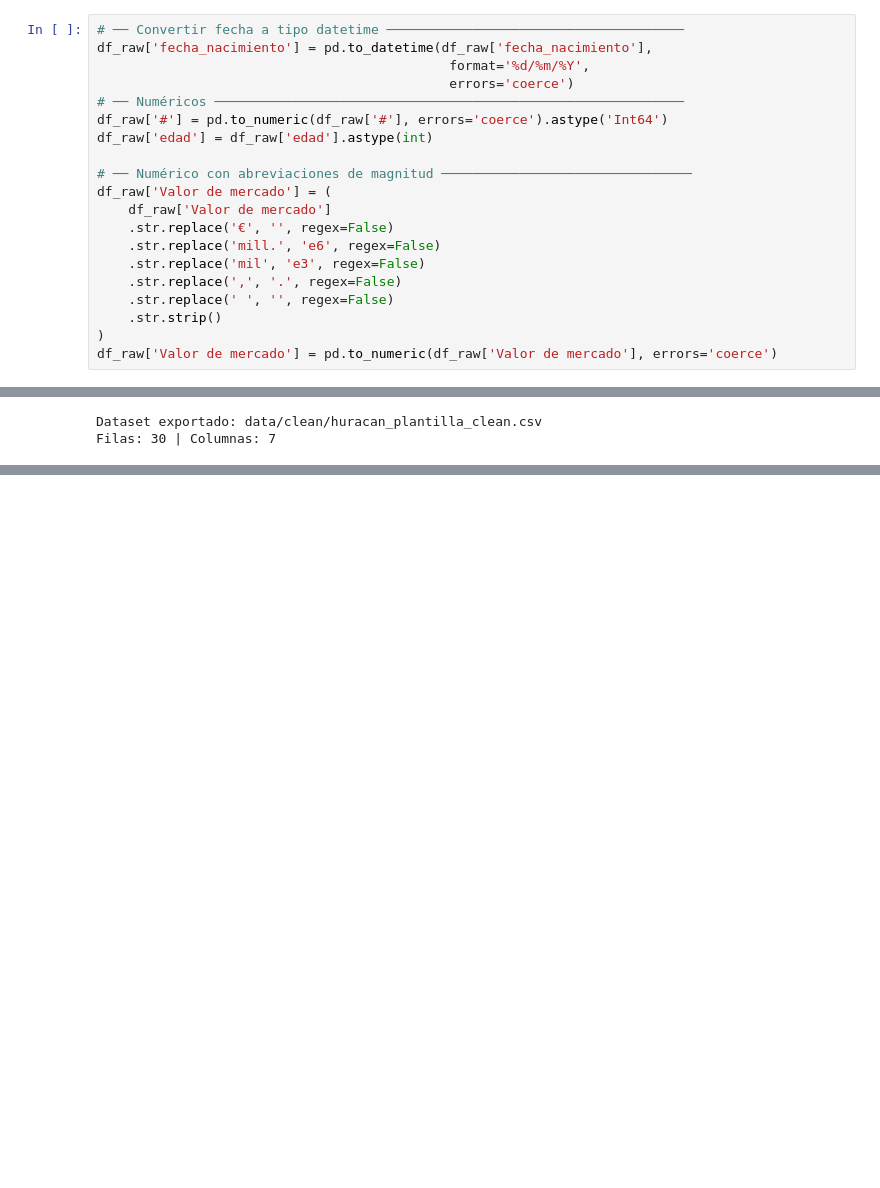
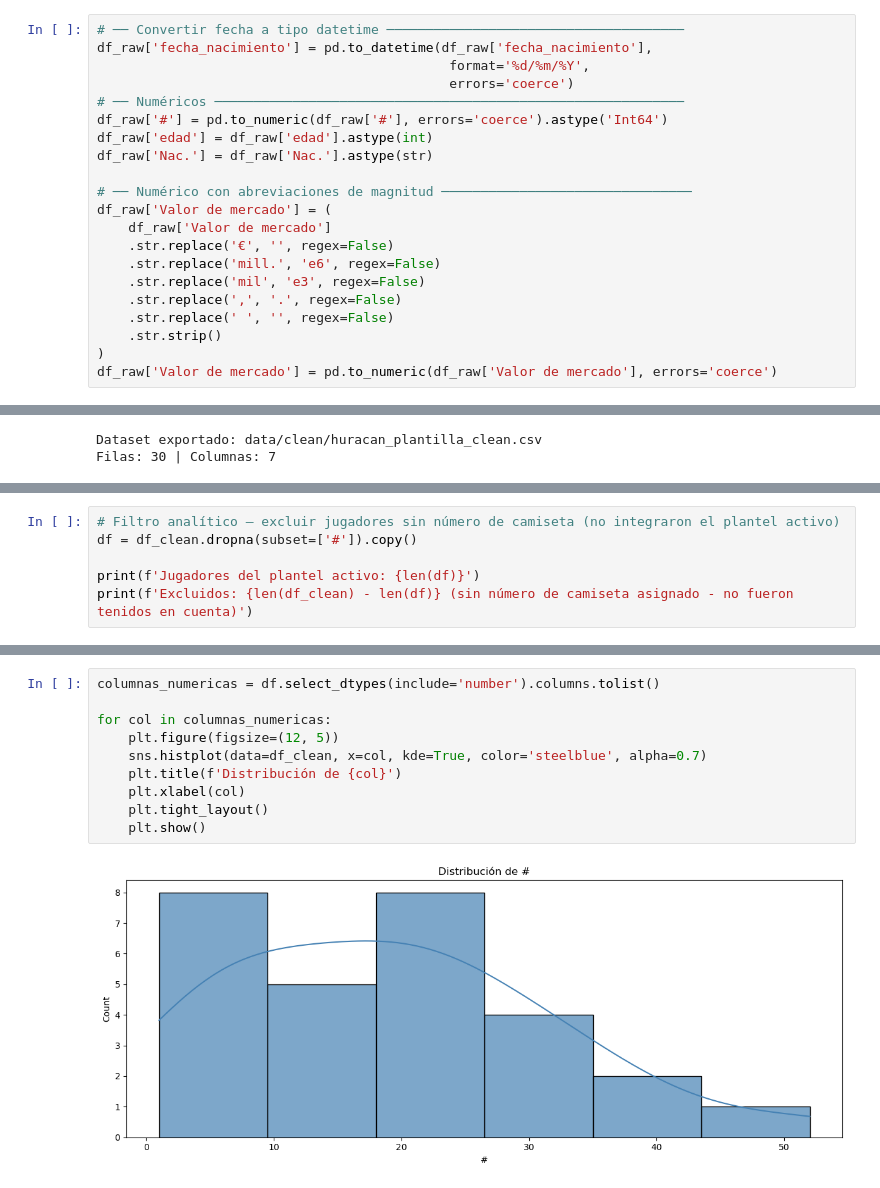
Before and after one commit to andressonsino/football-data-analysis, a Jupyter notebook: huracan/plantel_huracan_2026_semestre_1.ipynb, the cells around one changed output, grey strips where cells are left out. Saved outputs shown, nothing was run; the diff lists cells and outputs as text; blank space fills up the shorter version.

```diff
--- a/huracan/plantel_huracan_2026_semestre_1.ipynb
+++ b/huracan/plantel_huracan_2026_semestre_1.ipynb
@@ -224,6 +229,7 @@ df_raw['fecha_nacimiento'] = pd.to_datetime(df_raw['fecha_nacimiento'],
 # ── Numéricos ────────────────────────────────────────────────────────────
 df_raw['#'] = pd.to_numeric(df_raw['#'], errors='coerce').astype('Int64')
 df_raw['edad'] = df_raw['edad'].astype(int)
+df_raw['Nac.'] = df_raw['Nac.'].astype(str)
 
 # ── Numérico con abreviaciones de magnitud ────────────────────────────────
 df_raw['Valor de mercado'] = (
@@ -310,0 +319,6 @@ Filas: 30 | Columnas: 7
+# %%
+# Filtro analítico — excluir jugadores sin número de camiseta (no integraron el plantel activo)
+df = df_clean.dropna(subset=['#']).copy()
+
+print(f'Jugadores del plantel activo: {len(df)}')
+print(f'Excluidos: {len(df_clean) - len(df)} (sin número de camiseta asignado - no fueron tenidos en cuenta)')
@@ -310,0 +372,12 @@ Filas: 30 | Columnas: 7
+# %%
+columnas_numericas = df.select_dtypes(include='number').columns.tolist()
+
+for col in columnas_numericas:
+    plt.figure(figsize=(12, 5))
+    sns.histplot(data=df_clean, x=col, kde=True, color='steelblue', alpha=0.7)
+    plt.title(f'Distribución de {col}')
+    plt.xlabel(col)
+    plt.tight_layout()
+    plt.show()
+# %% [output]
+[figure, added]
```
Also changed, not shown: parts of 10 cells of this notebook.
